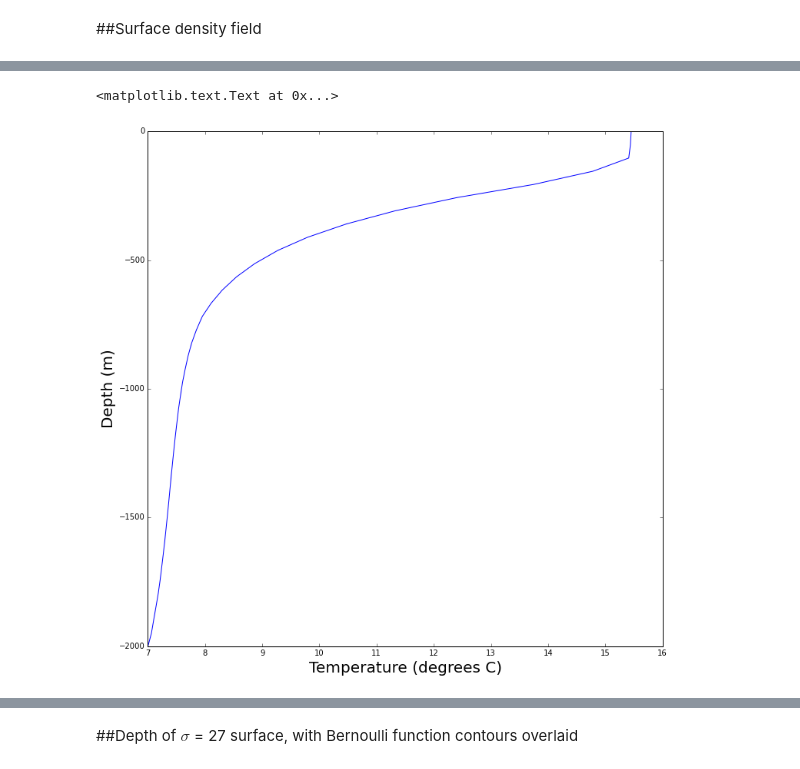
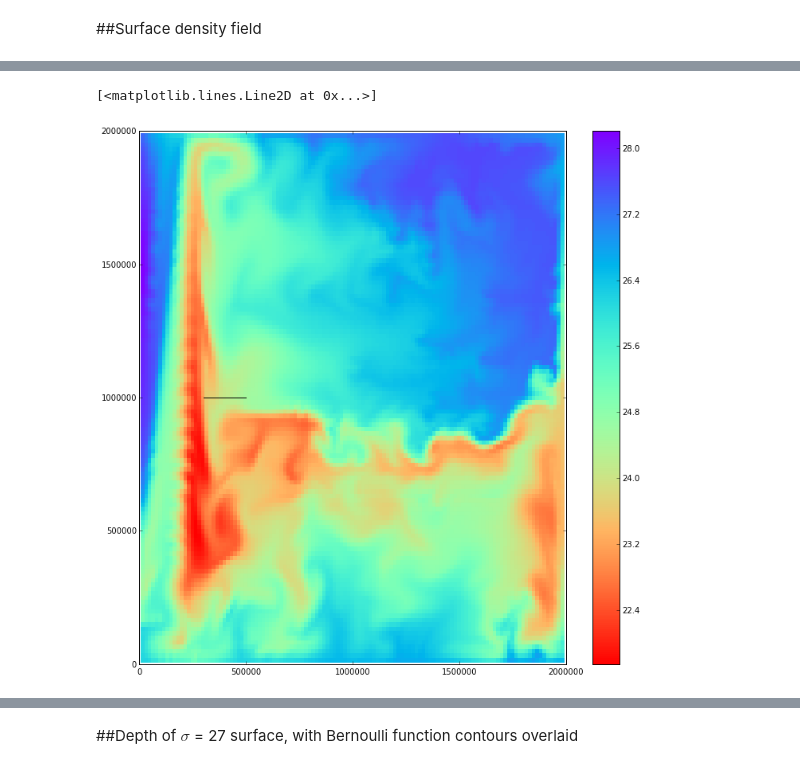
Before and after one commit to edoddridge/MITgcm_funcs, a Jupyter notebook: examples/example notebook.ipynb, the cells around one changed output, grey strips where cells are left out. Saved outputs shown, nothing was run; the diff lists cells and outputs as text; code cells hidden in the pictures.

```diff
--- a/examples/example notebook.ipynb
+++ b/examples/example notebook.ipynb
@@ -60,9 +64,9 @@ z = np.linspace(-1,-2000,40)
 temperature_cast = mitgcm.streamlines.extract_along_path3D(x,y,z,m.grid['X'][:],m.grid['Y'][:],m.grid['Z'][:],
                                         m.temperature['Temp'])
-# %%
-plt.plot(temperature_cast,z)
-plt.ylabel('Depth (m)',fontsize=20)
-plt.xlabel('Temperature (degrees C)',fontsize=20)
-# %% [output]
-<matplotlib.text.Text at 0x...>
-[figure, removed]
+# %%
+im = plt.pcolormesh(m.grid['X'][:],m.grid['Y'][:],m.density['RHO'][0,:-1,:-1]-1000,cmap='rainbow_r')
+plt.colorbar(im)
+plt.plot(x,y,'k')
+# %% [output]
+[<matplotlib.lines.Line2D at 0x...>]
+[figure, added]
```
Also changed, not shown: parts of 24 cells of this notebook.
